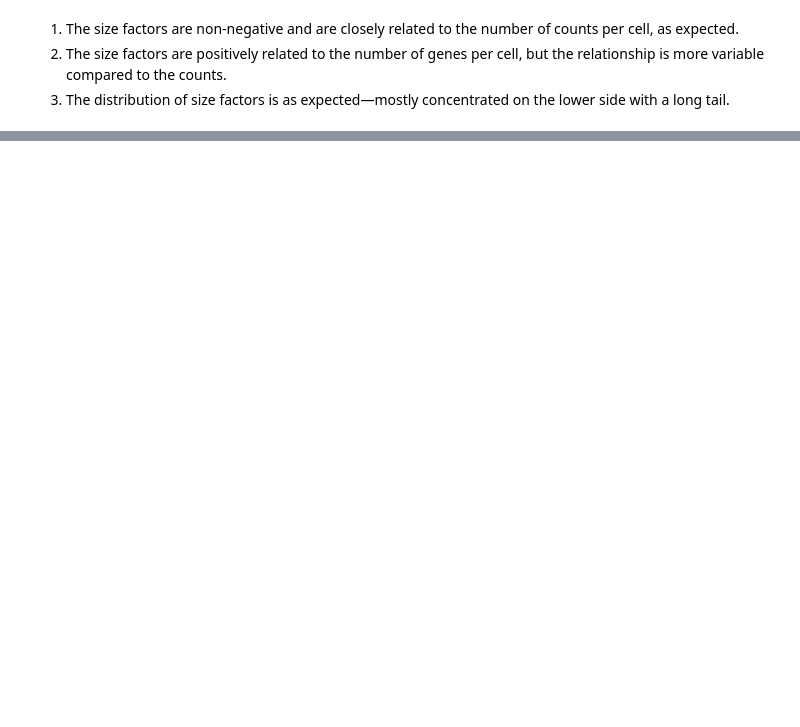
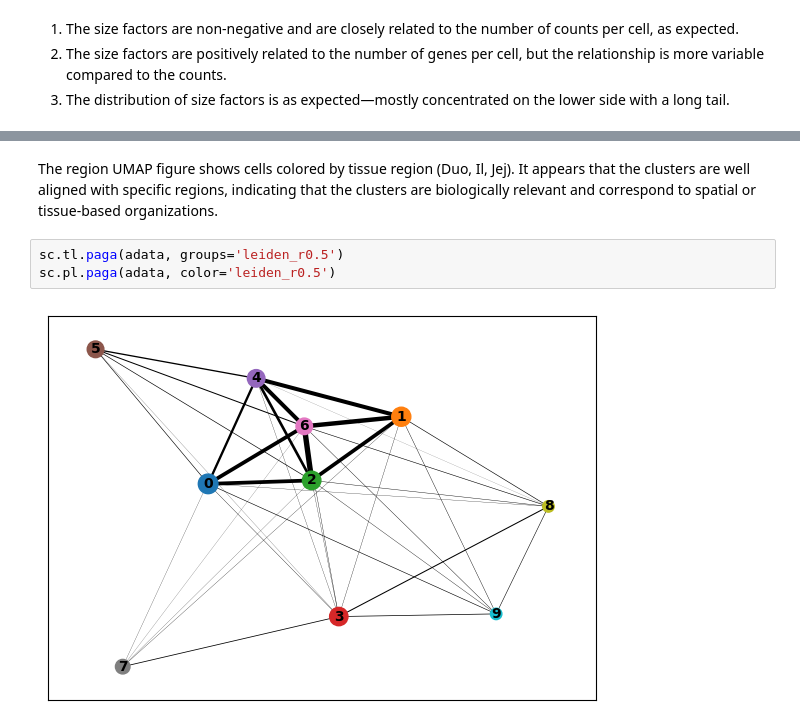
Before and after one commit to DC43-yiyang/MD, a Jupyter notebook: single_analysis.ipynb, the cells around one changed output, grey strips where cells are left out. Drawn from its saved outputs; the diff is of its cells as text; blank space fills up the shorter version.

Commit message:
[UPDATE] finish the clustering

```diff
--- a/single_analysis.ipynb
+++ b/single_analysis.ipynb
@@ -272,0 +371,7 @@ plt.show()
+# %% [markdown]
+The region UMAP figure shows cells colored by tissue region (Duo, Il, Jej). It appears that the clusters are well aligned with specific regions, indicating that the clusters are biologically relevant and correspond to spatial or tissue-based organizations.
+# %%
+sc.tl.paga(adata, groups='leiden_r0.5')
+sc.pl.paga(adata, color='leiden_r0.5')
+# %% [output]
+[figure, added]
```
Also changed, not shown: parts of 26 cells of this notebook.
